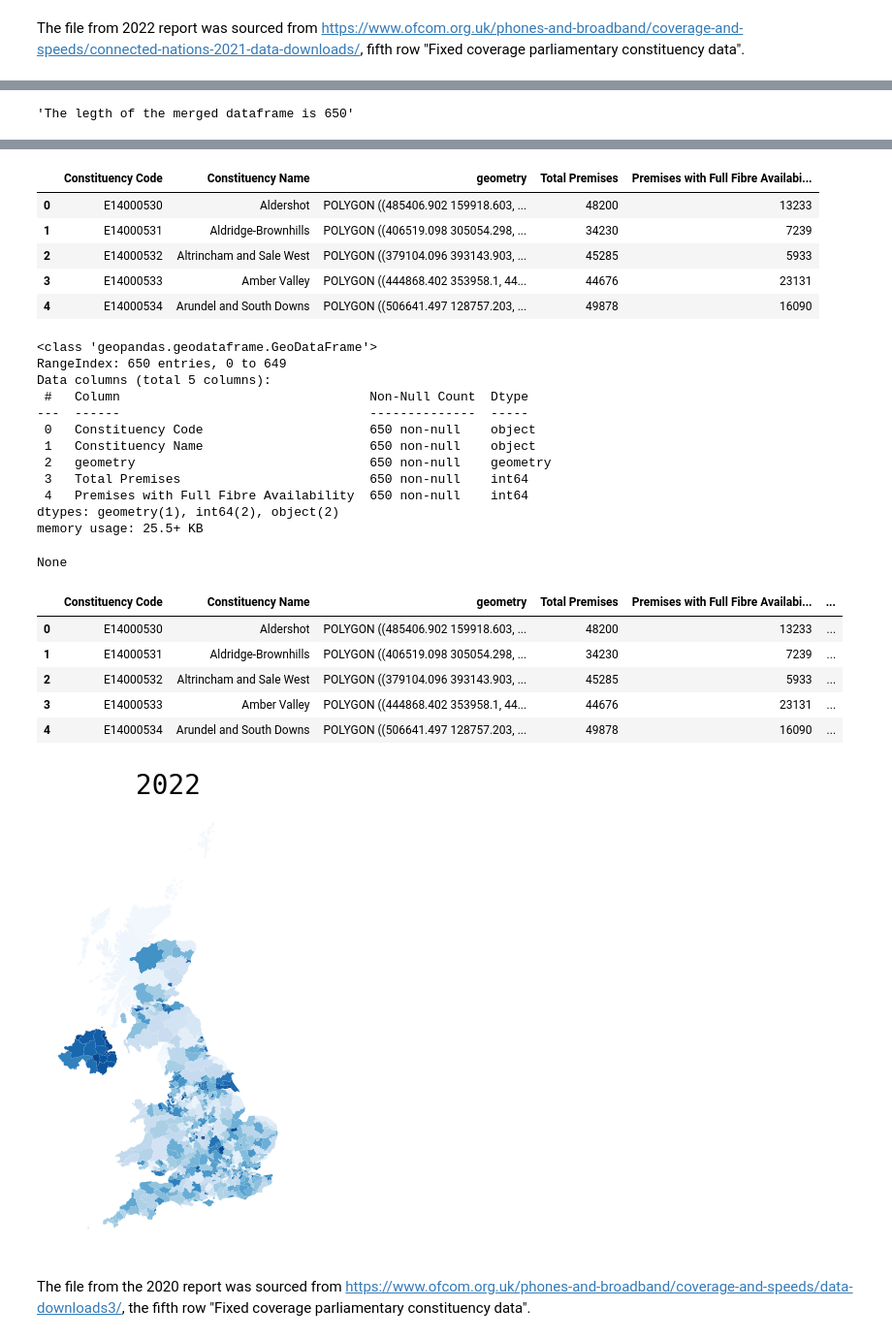
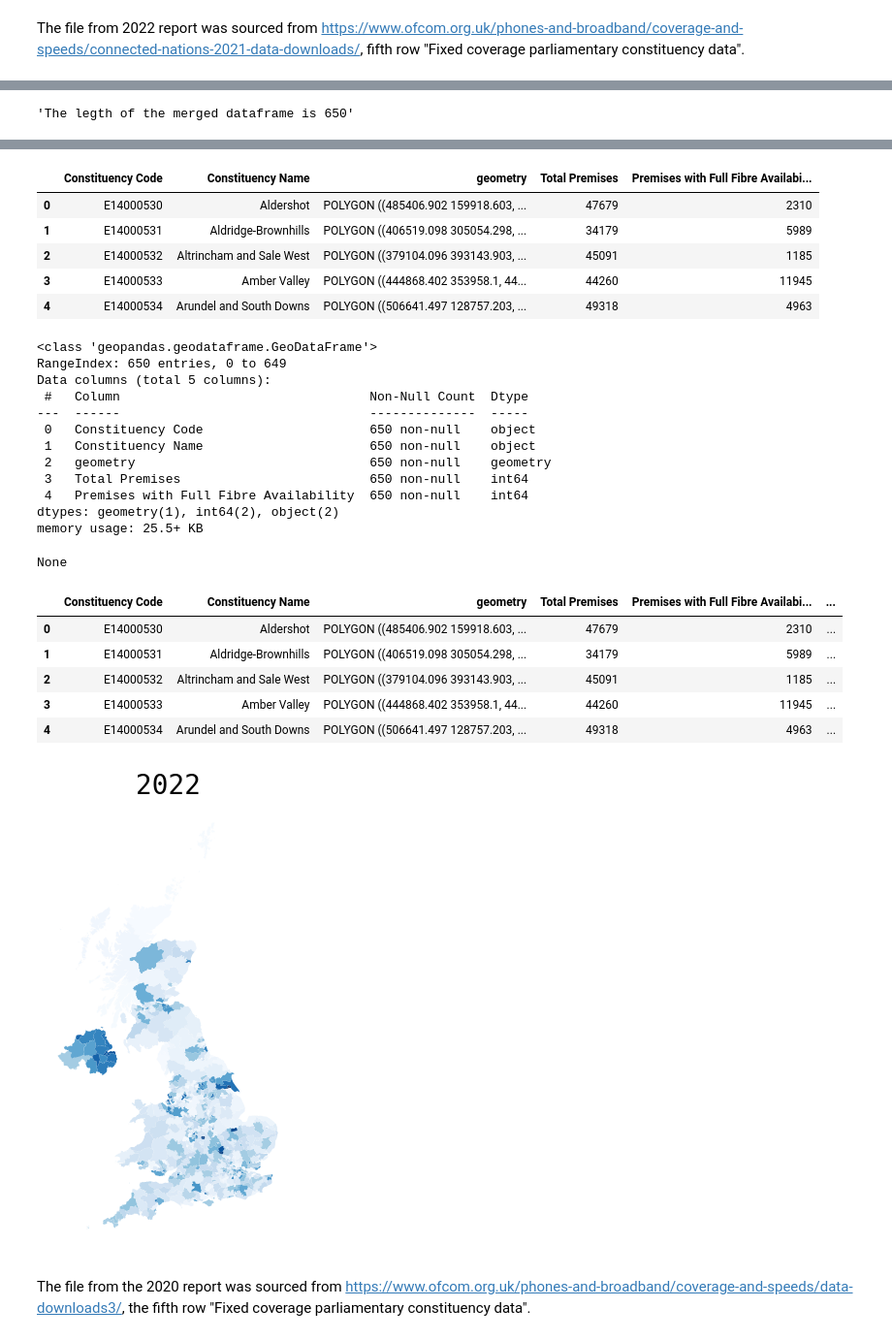
Before and after one commit to yuliiabosher/Fiber-optic-project, a Jupyter notebook: Parliamentary_constituencies_FTTP_historical.ipynb, the cells around one changed output, grey strips where cells are left out. Shown at 97% size. Drawn from its saved outputs; the diff is of its cells as text; code cells hidden in the pictures.

```diff
--- a/Parliamentary_constituencies_FTTP_historical.ipynb
+++ b/Parliamentary_constituencies_FTTP_historical.ipynb
@@ -51,8 +51,7 @@ display(constituencies_cleaned.head())
 The code from the notebook https://github.com/yuliiabosher/Fiber-optic-project/blob/parliamentary-constituencies/Full_Fibre_Aavailability_by_Postcode_in_2018.ipynb was copied to create the function that could be applied to multiple Ofcom datasets for previous years
 # %%
 def clean_and_plot_choropleth(link_to_file, year):
-  ofcom_df = pd.read_csv("https://raw.githubusercontent.com/yuliiabosher/Fiber-optic-project/refs/heads/parliamentary-constituencies/202209_fixed_pcon_coverage_r02.csv", \
-  encoding="latin")
+  ofcom_df = pd.read_csv(link_to_file, encoding="latin")
   display(ofcom_df.head())
   display(ofcom_df.columns)
   ofcom_full_fibre_df = ofcom_df[['parl_const', 'parliamentary_constituency_name','All Premises', 'Number of premises with Full Fibre availability']]
@@ -159,7 +158,7 @@ None
 # %% [markdown]
 The file from 2022 report was sourced from https://www.ofcom.org.uk/phones-and-broadband/coverage-and-speeds/connected-nations-2021-data-downloads/, fifth row "Fixed coverage parliamentary constituency data".
 # %%
-clean_and_plot_choropleth("https://github.com/yuliiabosher/Fiber-optic-project/blob/parliamentary-constituencies/202109_fixed_pcon_coverage_r01.csv", \
+clean_and_plot_choropleth("https://raw.githubusercontent.com/yuliiabosher/Fiber-optic-project/refs/heads/parliamentary-constituencies/202109_fixed_pcon_coverage_r01.csv", \
 2022)
 # %% [output]
 |  | parl_const | parliamentary_constituency_name | All Premises | All Matched Premises | SFBB availability (% premises) | ... |
@@ -210,29 +209,29 @@ Index(['parl_const', 'parliamentary_constituency_name', 'All Premises',
 |  | Constituency Code | Constituency Name | geometry | Total Premises | Premises with Full Fibre Availabi... |
-| 0 | E14000530 | Aldershot | POLYGON ((485406.902 159918.603, ... | 48200 | 13233 |
-| 1 | E14000531 | Aldridge-Brownhills | POLYGON ((406519.098 305054.298, ... | 34230 | 7239 |
-| 2 | E14000532 | Altrincham and Sale West | POLYGON ((379104.096 393143.903, ... | 45285 | 5933 |
-| 3 | E14000533 | Amber Valley | POLYGON ((444868.402 353958.1, 44... | 44676 | 23131 |
-| 4 | E14000534 | Arundel and South Downs | POLYGON ((506641.497 128757.203, ... | 49878 | 16090 |
+| 0 | E14000530 | Aldershot | POLYGON ((485406.902 159918.603, ... | 47679 | 2310 |
+| 1 | E14000531 | Aldridge-Brownhills | POLYGON ((406519.098 305054.298, ... | 34179 | 5989 |
+| 2 | E14000532 | Altrincham and Sale West | POLYGON ((379104.096 393143.903, ... | 45091 | 1185 |
+| 3 | E14000533 | Amber Valley | POLYGON ((444868.402 353958.1, 44... | 44260 | 11945 |
+| 4 | E14000534 | Arundel and South Downs | POLYGON ((506641.497 128757.203, ... | 49318 | 4963 |
 <class 'geopandas.geodataframe.GeoDataFrame'>
 RangeIndex: 650 entries, 0 to 649
 Data columns (total 5 columns):
  #   Column                                 Non-Null Count  Dtype
 ---  ------                                 --------------  -----
  0   Constituency Code                      650 non-null    object
  1   Constituency Name                      650 non-null    object
  2   geometry                               650 non-null    geometry
  3   Total Premises                         650 non-null    int64
  4   Premises with Full Fibre Availability  650 non-null    int64
 dtypes: geometry(1), int64(2), object(2)
 memory usage: 25.5+ KB
 None
 |  | Constituency Code | Constituency Name | geometry | Total Premises | Premises with Full Fibre Availabi... | ... |
-| 0 | E14000530 | Aldershot | POLYGON ((485406.902 159918.603, ... | 48200 | 13233 | ... |
-| 1 | E14000531 | Aldridge-Brownhills | POLYGON ((406519.098 305054.298, ... | 34230 | 7239 | ... |
-| 2 | E14000532 | Altrincham and Sale West | POLYGON ((379104.096 393143.903, ... | 45285 | 5933 | ... |
-| 3 | E14000533 | Amber Valley | POLYGON ((444868.402 353958.1, 44... | 44676 | 23131 | ... |
-| 4 | E14000534 | Arundel and South Downs | POLYGON ((506641.497 128757.203, ... | 49878 | 16090 | ... |
+| 0 | E14000530 | Aldershot | POLYGON ((485406.902 159918.603, ... | 47679 | 2310 | ... |
+| 1 | E14000531 | Aldridge-Brownhills | POLYGON ((406519.098 305054.298, ... | 34179 | 5989 | ... |
+| 2 | E14000532 | Altrincham and Sale West | POLYGON ((379104.096 393143.903, ... | 45091 | 1185 | ... |
+| 3 | E14000533 | Amber Valley | POLYGON ((444868.402 353958.1, 44... | 44260 | 11945 | ... |
+| 4 | E14000534 | Arundel and South Downs | POLYGON ((506641.497 128757.203, ... | 49318 | 4963 | ... |
-[figure, old version]
+[figure, new version]
 # %% [markdown]
 The file from the 2020 report was sourced from https://www.ofcom.org.uk/phones-and-broadband/coverage-and-speeds/data-downloads3/, the fifth row "Fixed coverage parliamentary constituency data".
 # %%
```
Also changed, not shown: parts of 5 cells of this notebook.
